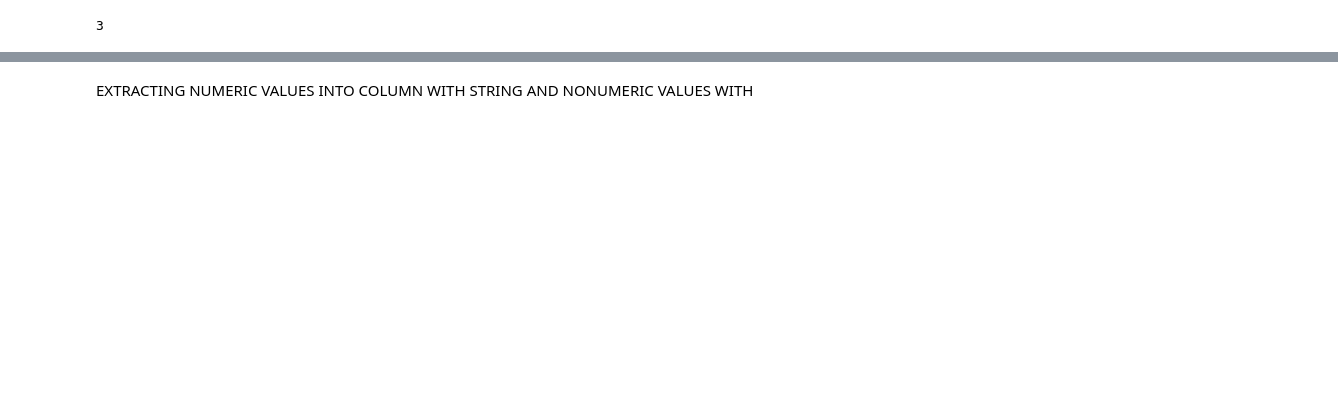
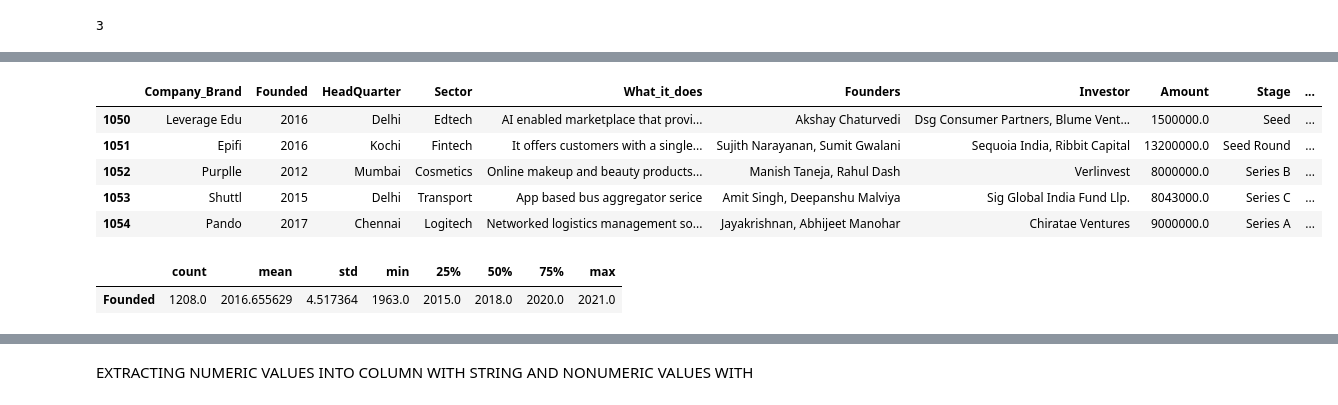
Before and after one commit to MayayaPatrick/Indian_Startup_Project, a Jupyter notebook: LP1_project.ipynb, the cells around one changed output, grey strips where cells are left out. Cells and saved outputs as stored; diff of their text form; code cells hidden in the pictures; blank space fills up the shorter version.

```diff
--- a/LP1_project.ipynb
+++ b/LP1_project.ipynb
@@ -164,0 +301,42 @@ data= data.drop_duplicates()
+# %%
+# Handling the Investors Column ith the most appearing Investor
+
+top_Investor= ['Venture Catalysts','Angel Investors','Mumbai Angels Network','Inflection Point Ventures',
+               'Unicorn India Ventures','Sequoia','India', 'Chiratae Ventures','Better Capital','Trifecta Capital','Titan Capital']
+
+# Fill missing values
+def  fill_missing_Investor (Investor):
+    if pd.isna(Investor):
+        return np.random.choice(top_Investor)
+    return Investor
+
+data['Investor']=data['Investor'].apply(fill_missing_Investor)
+
+# Convert all entries to title
+data['Investor'] = data['Investor'].str.title()
+# %%
+# Handling the Amount Column
+
+# For 'Amount', fill missing values with the median funding amount
+data['Amount'].fillna(data['Amount'].median(), inplace=True)
+# %%
+# Fill missing value with random values from top 8 Founders
+
+top_Stage = ['Series A','Seed','Seed Round','Series B','Pre series A','Series C' ]
+
+def  fill_missing_Stage (Stage):
+    if pd.isna(Stage):
+        return np.random.choice(top_Stage)
+    return Stage
+
+data['Stage']=data['Stage'].apply(fill_missing_Stage)
+
+# Convert the stage column from object to category
+
+data['Stage'] = data['Stage'].astype('category')
+# %%
+# Add 'Year' Column 2020
+data['Year']= 2020
+
+# Convert year Column to a dataetime format
+data['Year'] = pd.to_datetime(data['Year'], format='%Y')
@@ -164,0 +391,14 @@ data= data.drop_duplicates()
+# %%
+data.tail()
+# %% [output]
+|  | Company_Brand | Founded | HeadQuarter | Sector | What_it_does | Founders | Investor | Amount | Stage | ... |
+| 1050 | Leverage Edu | 2016 | Delhi | Edtech | AI enabled marketplace that provi... | Akshay Chaturvedi | Dsg Consumer Partners, Blume Vent... | 1500000.0 | Seed | ... |
+| 1051 | Epifi | 2016 | Kochi | Fintech | It offers customers with a single... | Sujith Narayanan, Sumit Gwalani | Sequoia India, Ribbit Capital | 13200000.0 | Seed Round | ... |
+| 1052 | Purplle | 2012 | Mumbai | Cosmetics | Online makeup and beauty products... | Manish Taneja, Rahul Dash | Verlinvest | 8000000.0 | Series B | ... |
+| 1053 | Shuttl | 2015 | Delhi | Transport | App based bus aggregator serice | Amit Singh, Deepanshu Malviya | Sig Global India Fund Llp. | 8043000.0 | Series C | ... |
+| 1054 | Pando | 2017 | Chennai | Logitech | Networked logistics management so... | Jayakrishnan, Abhijeet Manohar | Chiratae Ventures | 9000000.0 | Series A | ... |
+# %%
+data2.describe().T
+# %% [output]
+|  | count | mean | std | min | 25% | 50% | 75% | max |
+| Founded | 1208.0 | 2016.655629 | 4.517364 | 1963.0 | 2015.0 | 2018.0 | 2020.0 | 2021.0 |
```
Also changed, not shown: parts of 153 cells of this notebook, 1 other file.
